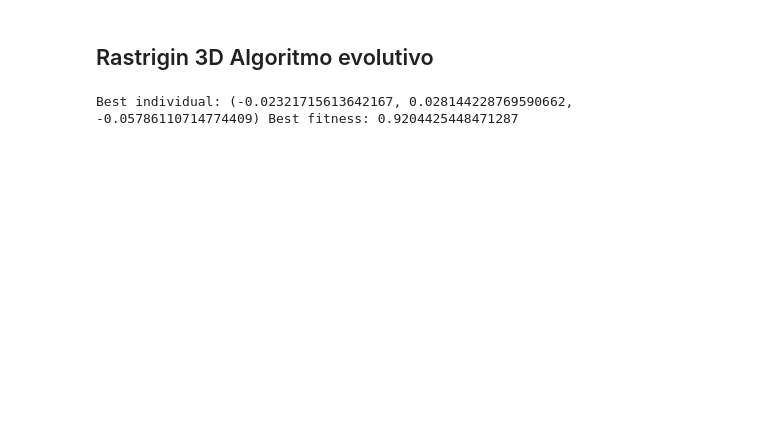
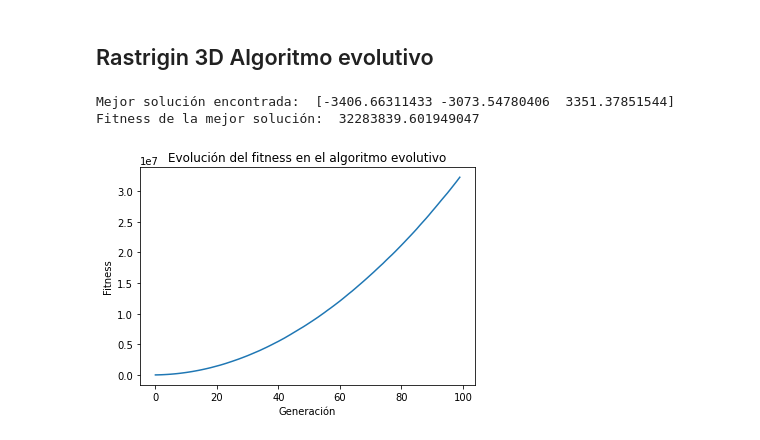
Before and after one commit to rgaitanv/Trabajo1_Grupo9_Optimizacion_Heuristica, a Jupyter notebook: Optimizacion_Numerica/Funcion_Rastring/Evolutivo_Rastringin.ipynb, the cells around one changed output. Cells and saved outputs as stored; diff of their text form; code cells hidden in the pictures; blank space fills up the shorter version.

```diff
--- a/Optimizacion_Numerica/Funcion_Rastring/Evolutivo_Rastringin.ipynb
+++ b/Optimizacion_Numerica/Funcion_Rastring/Evolutivo_Rastringin.ipynb
@@ -105,33 +89,35 @@ keep_parents = -1
 
 ga_instance = pygad.GA(num_generations=num_generations,
                        num_parents_mating=num_parents_mating,
                        sol_per_pop=sol_per_pop,
                        num_genes=num_genes,
                        init_range_low=init_range_low,
                        init_range_high=init_range_high,
                        parent_selection_type=parent_selection_type,
                        keep_parents=keep_parents,
                        fitness_func=rastrigin)
 
 # Inicia la evolución
 fitness_progress = []
 for generation in range(ga_instance.num_generations):
-    ga_instance.run_generation()
+    ga_instance.run()
     fitness_progress.append(ga_instance.best_solution()[1])
 
     # Imprime el mejor fitness de la generación
-    print("Generación: ", generation + 1, " Mejor fitness: ", ga_instance.best_solution()[1])
+    #print("Generación: ", generation + 1, " Mejor fitness: ", ga_instance.best_solution()[1])
 
 # Imprime la mejor solución encontrada
 solution, solution_fitness, solution_idx = ga_instance.best_solution()
 print("Mejor solución encontrada: ", solution)
 print("Fitness de la mejor solución: ", solution_fitness)
 
 # Grafica la evolución del fitness
 plt.plot(fitness_progress)
 plt.xlabel('Generación')
 plt.ylabel('Fitness')
 plt.title('Evolución del fitness en el algoritmo evolutivo')
 plt.show()
 # %% [output]
-Best individual: (-0.02321715613642167, 0.028144228769590662, -0.05786110714774409) Best fitness: 0.9204425448471287
+Mejor solución encontrada:  [-3406.66311433 -3073.54780406  3351.37851544]
+Fitness de la mejor solución:  32283839.601949047
+[figure, added]
```
Also changed, not shown: parts of 1 cell of this notebook, 4 other files.
